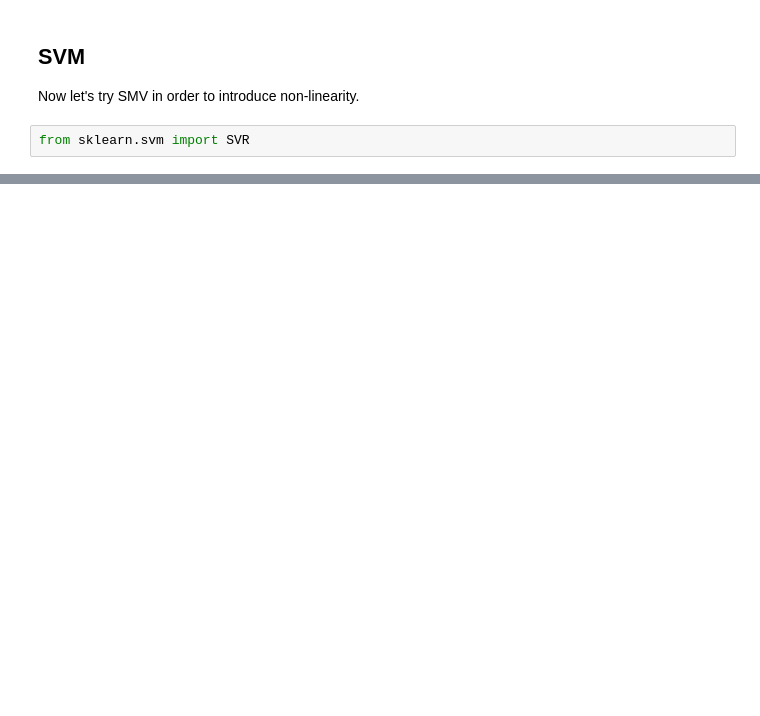
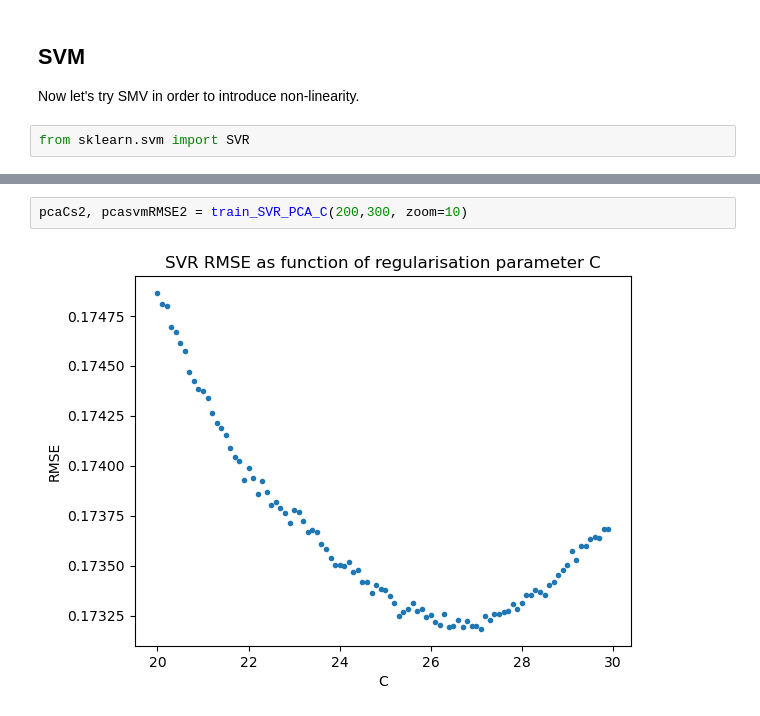
Before and after one commit to Ton201/ML_Miniproject1, a Jupyter notebook: notebooks/Miniproject1_AntoninReh.ipynb, the cells around one changed output, grey strips where cells are left out. Saved outputs shown, nothing was run; the diff lists cells and outputs as text; blank space fills up the shorter version.

```diff
--- a/notebooks/Miniproject1_AntoninReh.ipynb
+++ b/notebooks/Miniproject1_AntoninReh.ipynb
@@ -356,0 +551,4 @@ Best rel. RMSE 0.0011 %
+# %%
+pcaCs2, pcasvmRMSE2 = train_SVR_PCA_C(200,300, zoom=10)
+# %% [output]
+[figure, added]
```
Also changed, not shown: parts of 49 cells of this notebook.
